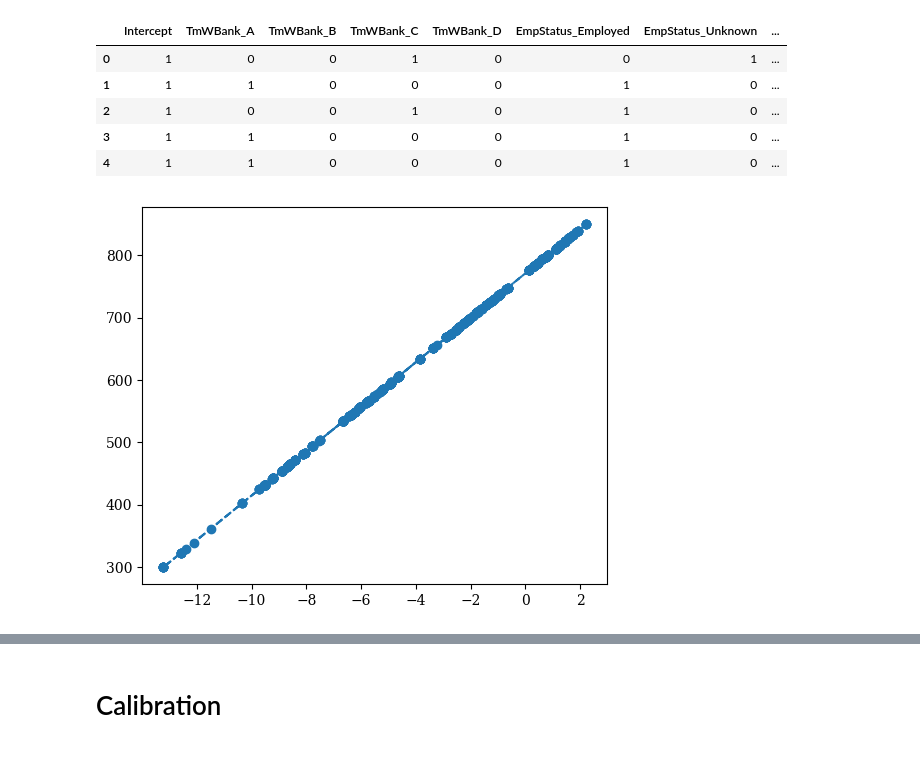
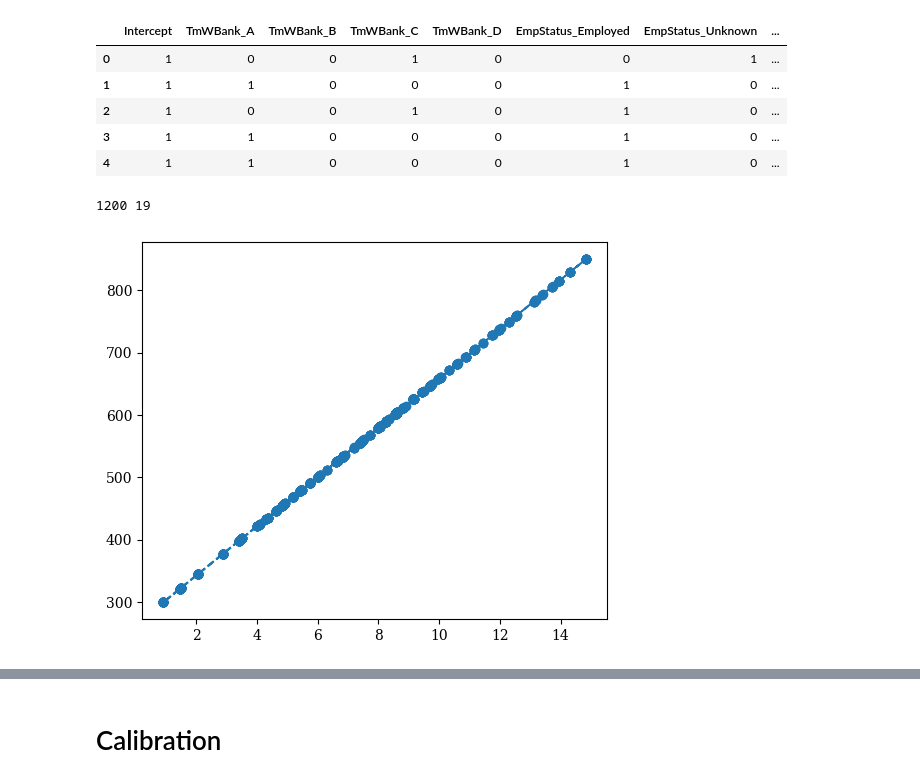
Before and after one commit to rderakhshan/Credit-Scorecard-Modelling, a Jupyter notebook: Credit Scorecard Modelling.ipynb, the cells around one changed output, grey strips where cells are left out. Cells and saved outputs as stored; diff of their text form; code cells hidden in the pictures.

```diff
--- a/Credit Scorecard Modelling.ipynb
+++ b/Credit Scorecard Modelling.ipynb
@@ -1306,16 +1376,16 @@ processed_data
 1200 rows × 11 columns
 # %%
 # List of final selected features to be incorporated into final model
-features_list = ['ResStatus', 'EmpStatus', 'OtherCC',  'CustAge', 'TmAtAddress',
+features_list = ['ResStatus', 'EmpStatus', 'OtherCC',  'CustAge', 'TmAtAddress',\
                  'CustIncome','TmWBank',   'AMBalance','UtilRate',]
 
-df_cox = Data[['status',]]
+df_log = Data[['status',]]
 
 for col in features_list:
     dummies = pd.get_dummies(processed_data[[col]], drop_first = False)
-    df_cox  = pd.concat([df_cox, dummies], axis = 1)
+    df_log  = pd.concat([df_log, dummies], axis = 1)
 
-df_cox.head()
+df_log.head()
 # %% [output]
 |  | status | ResStatus_Home Owner | ResStatus_Other | ResStatus_Tenant | ResStatus_undefined | ... |
 | 0 | 0 | 0 | 0 | 0 | 1 | ... |
@@ -1513,11 +1553,12 @@ sns.heatmap(df_cox[selected_features].corr().abs() > 0.4 ,cmap = "YlGnBu", annot
 # %%
-X = df_cox[selected_features]
-Y = df_cox.iloc[:,0]
+# Since, the given dataset is imbalanced, oversampling will increase the performance of the model.
+X    = df_log[selected_features]
+Y    = df_log.iloc[:,0]
+sm   = SMOTE(random_state = 101)
+X, Y = sm.fit_resample(X, Y)
 
-from sklearn.model_selection import train_test_split
 X_train, X_test, Y_train, Y_test = train_test_split(X, Y, test_size = 0.3, random_state = 101 )
 
 print(X_train.shape,Y_train.shape)
 print(X_test.shape,  Y_test.shape)
-X_train.head()
 # %% [output]
@@ -1634,9 +1685,9 @@ Scaled_WoE
 # %%
-m, n = df_cox[selected_features].shape
+m, n = df_log[selected_features].shape
 print(m,n)
-x = df_cox[selected_features]
+
+x = df_log[selected_features]
 ones = np.ones((m,), dtype=int)
-
 
 x.insert(0, "Intercept", ones, True)
 m, n = x.shape
@@ -1673,15 +1724,13 @@ def lin_skaler_numerical_1(data, c, d):
 # %%
 f, (ax_hist) = plt.subplots(figsize = (6, 5), dpi = 100)
 
-
 xx = lin_skaler_numerical_1(x, 300, 850)
-xx['pd'] =  model.predict_proba(X)[:,1]
 
 plt.plot(xx['score'], xx['Score'], '--o')
 plt.show()
-xx = xx.drop('score', axis = 1)
 # %% [output]
+1200 19
-[figure, old version]
+[figure, new version]
 # %%
 data['pd']    = xx['pd']
 data['Score'] = xx['Score']
```
Also changed, not shown: parts of 75 cells of this notebook.
